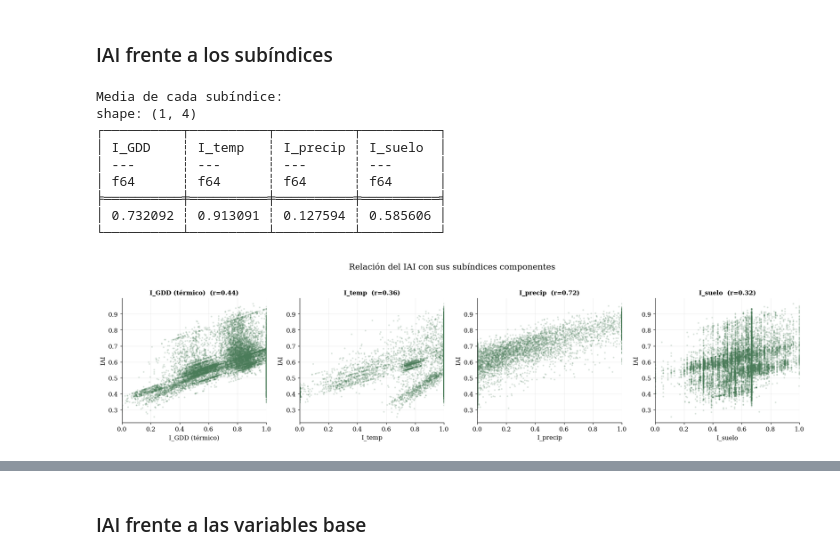
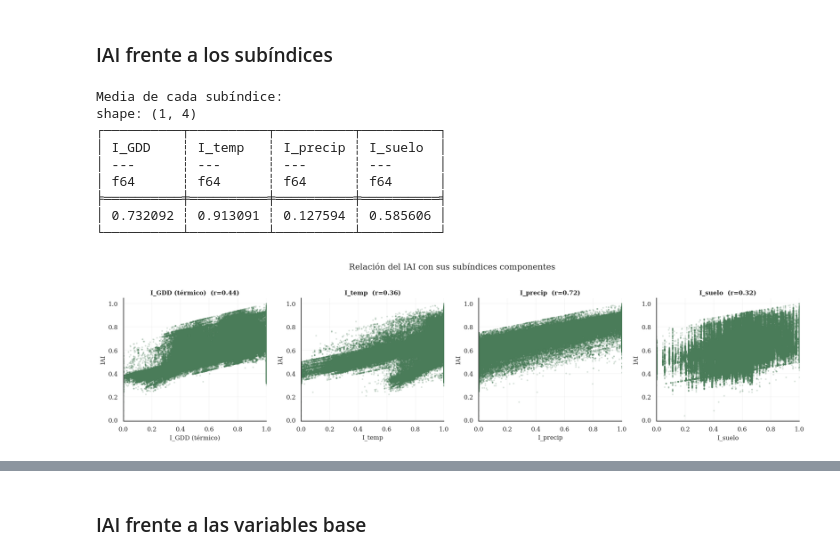
Before and after one commit to lesliemosquera96-netizen/TFM_Recomendador_cultivos, a Jupyter notebook: notebooks/02_ejecucion_IAI.ipynb, the cells around one changed output, grey strips where cells are left out. Saved outputs shown, nothing was run; the diff lists cells and outputs as text; code cells hidden in the pictures.

Commit message:
clustering y modelado

```diff
--- a/notebooks/02_ejecucion_IAI.ipynb
+++ b/notebooks/02_ejecucion_IAI.ipynb
@@ -147,0 +210,8 @@ df_iai_hist.write_parquet("C:/Users/lesli/Documents/TFM/Data/hist_iai.parquet")
+# %%
+df = pl.read_parquet(RUTA_DATOS)
+print(f"Observaciones: {df.height:,}")
+print(f"Columnas disponibles: {df.columns}")
+
+# Verificar que existen los subíndices
+for c in [COL_GDD, COL_TEMP, COL_PRECIP, COL_SUELO]:
+    assert c in df.columns, f"Falta la columna de subíndice: {c}"
@@ -147,0 +341,14 @@ df_iai_hist.write_parquet("C:/Users/lesli/Documents/TFM/Data/hist_iai.parquet")
+# %%
+# Correlación de rangos entre el orden original y cada alternativo
+orden_ref = ranking["W0_original"].to_numpy()
+
+filas_p2 = []
+for nombre in CONFIGS:
+    if nombre == "W0_original":
+        continue
+    orden_alt = ranking[nombre].to_numpy()
+    rho, _ = spearmanr(orden_ref, orden_alt)
+    filas_p2.append({"config": nombre, "spearman_ranking": rho})
+    print(f"  {nombre:16s} | Spearman rangos = {rho:.4f}")
+
+df_p2 = pl.DataFrame(filas_p2)
@@ -147,0 +364,17 @@ df_iai_hist.write_parquet("C:/Users/lesli/Documents/TFM/Data/hist_iai.parquet")
+# %%
+if COL_CLUSTER in df.columns:
+    print("Cultivo más idóneo por región y configuración:\n")
+    for cl in sorted(df[COL_CLUSTER].unique().to_list()):
+        sub = df.filter(pl.col(COL_CLUSTER) == cl)
+        tops = []
+        for nombre in CONFIGS:
+            top_id = (
+                sub.group_by(COL_CULTIVO)
+                   .agg(pl.col(f"IAI_{nombre}").mean().alias("m"))
+                   .sort("m", descending=True)
+                   .head(1)[COL_CULTIVO][0]
+            )
+            tops.append(f"{nombre.split('_')[0]}={top_id}")
+        print(f"  Cluster {cl}: " + " | ".join(tops))
+else:
+    print("No se encontró la columna de cluster; se omite la Prueba 3.")
@@ -213,36 +475,36 @@ Columnas faltantes: ninguna
 print("Media de cada subíndice:")
 print(df.select(subindices).mean())
 
 fig, axes = plt.subplots(1, 4, figsize=(18, 4.5))
 
 for i, sub in enumerate(subindices):
     ax = axes[i]
-    x = df_s[sub].to_numpy()
-    y = df_s["IAI"].to_numpy()
+    x = df[sub].to_numpy()
+    y = df["IAI"].to_numpy()
     ax.scatter(x, y, s=4, alpha=0.15, color=COLOR_GREEN)
     # correlación
     r = np.corrcoef(df[sub].to_numpy(), df["IAI"].to_numpy())[0, 1]
     ax.set_title(f"{NOMBRES.get(sub, sub)}  (r={r:.2f})", fontsize=11)
     ax.set_xlabel(NOMBRES.get(sub, sub))
     ax.set_ylabel("IAI")
     ax.set_xlim(0, 1)
     ax.grid(alpha=0.2)
 
 plt.suptitle("Relación del IAI con sus subíndices componentes", fontsize=15, y=1.03)
 plt.tight_layout()
 plt.savefig(os.path.join(OUTPUT_DIR, "eda_03_iai_vs_subindices.png"), dpi=300, bbox_inches="tight")
 plt.show()
 # %% [output]
 Media de cada subíndice:
 shape: (1, 4)
 ┌──────────┬──────────┬──────────┬──────────┐
 │ I_GDD    ┆ I_temp   ┆ I_precip ┆ I_suelo  │
 │ ---      ┆ ---      ┆ ---      ┆ ---      │
 │ f64      ┆ f64      ┆ f64      ┆ f64      │
 ╞══════════╪══════════╪══════════╪══════════╡
 │ 0.732092 ┆ 0.913091 ┆ 0.127594 ┆ 0.585606 │
 └──────────┴──────────┴──────────┴──────────┘
-[figure, old version]
+[figure, new version]
 # %%
 # Media de subíndices como gráfico de barras (visión de factores limitantes)
 medias_sub = [df[s].mean() for s in subindices]
```
Also changed, not shown: parts of 24 cells of this notebook, 50 other files.
